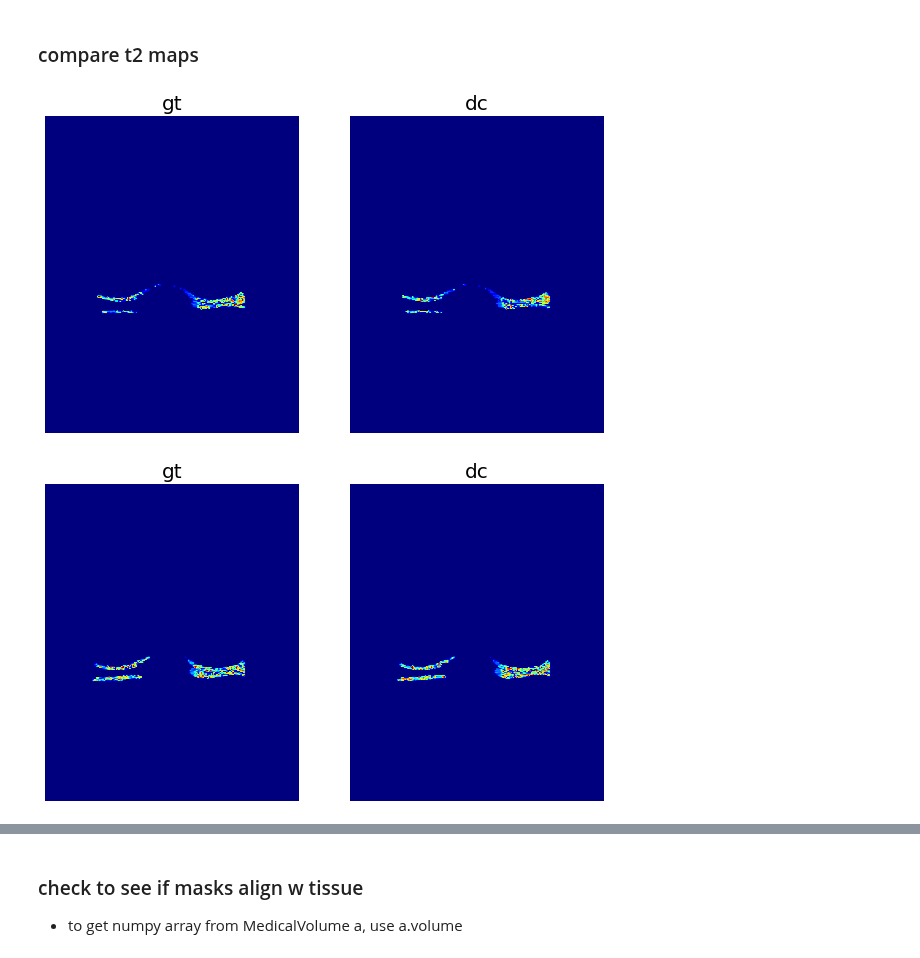
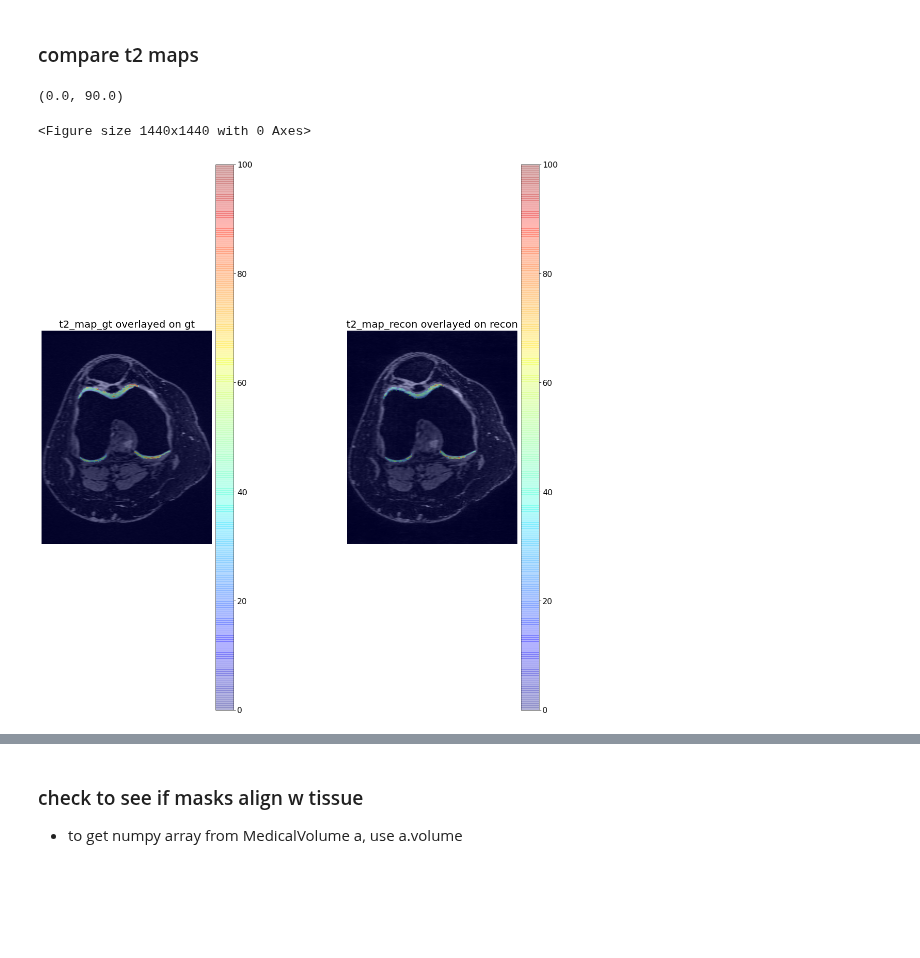
Before and after one commit to davevanveen/unsup_mri, a Jupyter notebook: ipynb/20210129_t2_maps.ipynb, the cells around one changed output, grey strips where cells are left out. Saved outputs shown, nothing was run; the diff lists cells and outputs as text; code cells hidden in the pictures; blank space fills up the shorter version.

```diff
--- a/ipynb/20210129_t2_maps.ipynb
+++ b/ipynb/20210129_t2_maps.ipynb
@@ -175,21 +164,44 @@ def plot_list_t2(arr_list, title_list, clim=None):#None):
 
     SF = 2.56 # stretch factor
     NUM_COLS = len(arr_list)
+    IDX_SLICE = 10
 
-    fig = plt.figure(figsize=(10,10))
+    fig = plt.figure(figsize=(20,20))
 
     for idx in range(NUM_COLS):
         ax = fig.add_subplot(1,NUM_COLS,idx+1)
-        ax.imshow(arr_list[idx], cmap='jet', clim=clim, aspect=1./SF)
+        plt.imshow(arr_list[idx][0][IDX_SLICE], cmap='gray', clim=None, aspect=1./SF)
+        ii = plt.imshow(arr_list[idx][1][IDX_SLICE], cmap='jet', alpha=0.3, clim=None, aspect=1./SF)
         ax.set_title(title_list[idx], fontsize=20)
+
+        divider = make_axes_locatable(ax)
+        cax = divider.append_axes("right", size=.5, pad=.1)
+        plt.colorbar(ii, cax=cax)
+#         ax.set_aspect('auto')
         ax.axis('off')
-# %%
-for idx in np.arange(e1_dc.shape[0]):
-
-    if idx % 10 == 0:
-
-#         plot_list([e1_gt[idx], e1_dc[idx]], ['gt', 'dc'], clim=None)
-        plot_list_t2([t2_map_gt_masked[idx], t2_map_dc_masked[idx]], ['gt', 'dc'])
-# %% [output]
-[figure, removed]
-[figure, removed]
+# %%
+t2_map_diff = abs(t2_map_dc - t2_map_gt)
+t2_map_diff.min(), t2_map_diff.max()
+# %% [output]
+(0.0, 90.0)
+# %%
+for idx in np.arange(e1_dc.shape[0]):
+
+    if idx % 20 == 0:
+
+        fig = plt.figure(figsize=(20,20))
+
+        plot_list_t2([[e1_gt, t2_map_gt], [e1_dc, t2_map_dc]],
+                     title_list=['t2_map_gt overlayed on gt', \
+                                 't2_map_recon overlayed on recon',])
+
+#         plt.imshow(e1_gt[idx], cmap='gray', aspect=1./2.56)
+#         plt.imshow(t2_map_diff[idx], cmap='jet', alpha=0.2, aspect=1./2.56)
+#         plt.title('abs(diff(t2_map_recon, t2_map_gt)) overlayed on gt', fontsize=32)
+#         plt.colorbar()
+#         plt.axis('off')
+
+        plt.show()
+# %% [output]
+<Figure size 1440x1440 with 0 Axes>
+[figure, added]
```
Also changed, not shown: parts of 12 cells of this notebook, 3 other files.
